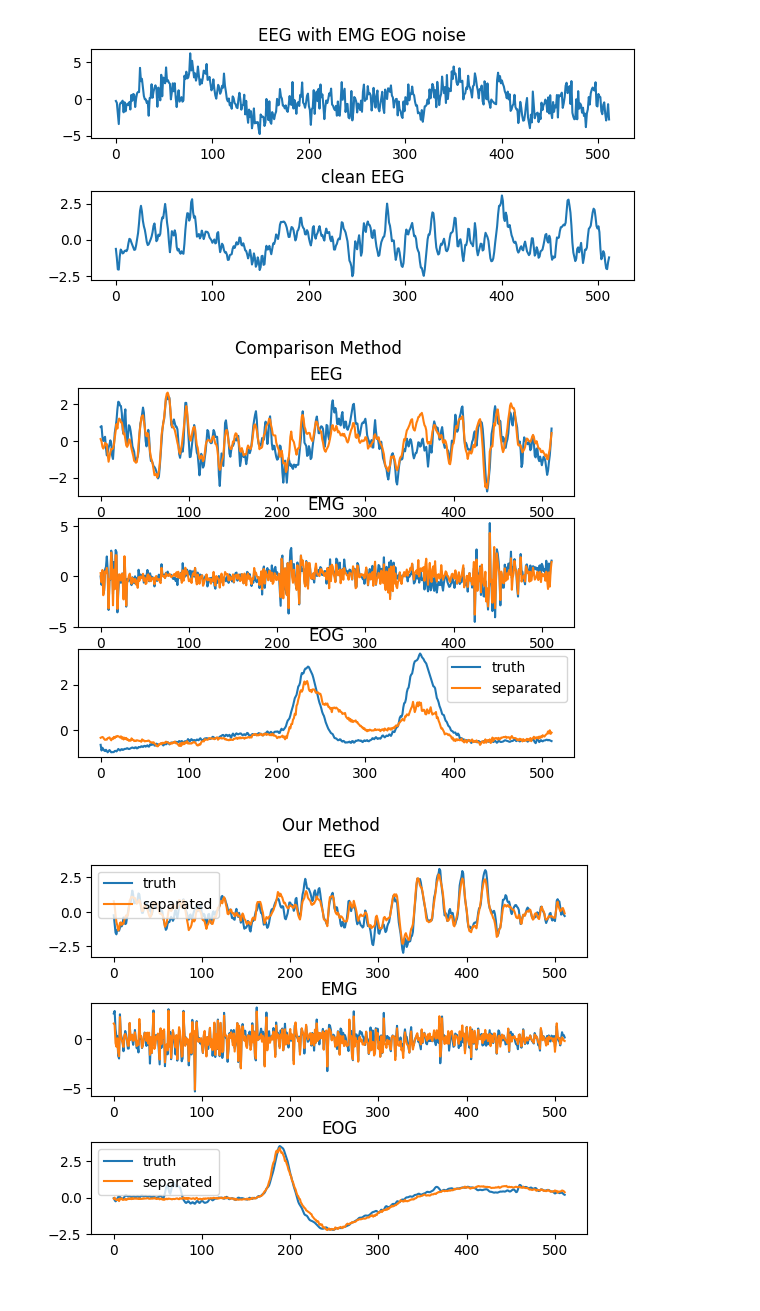
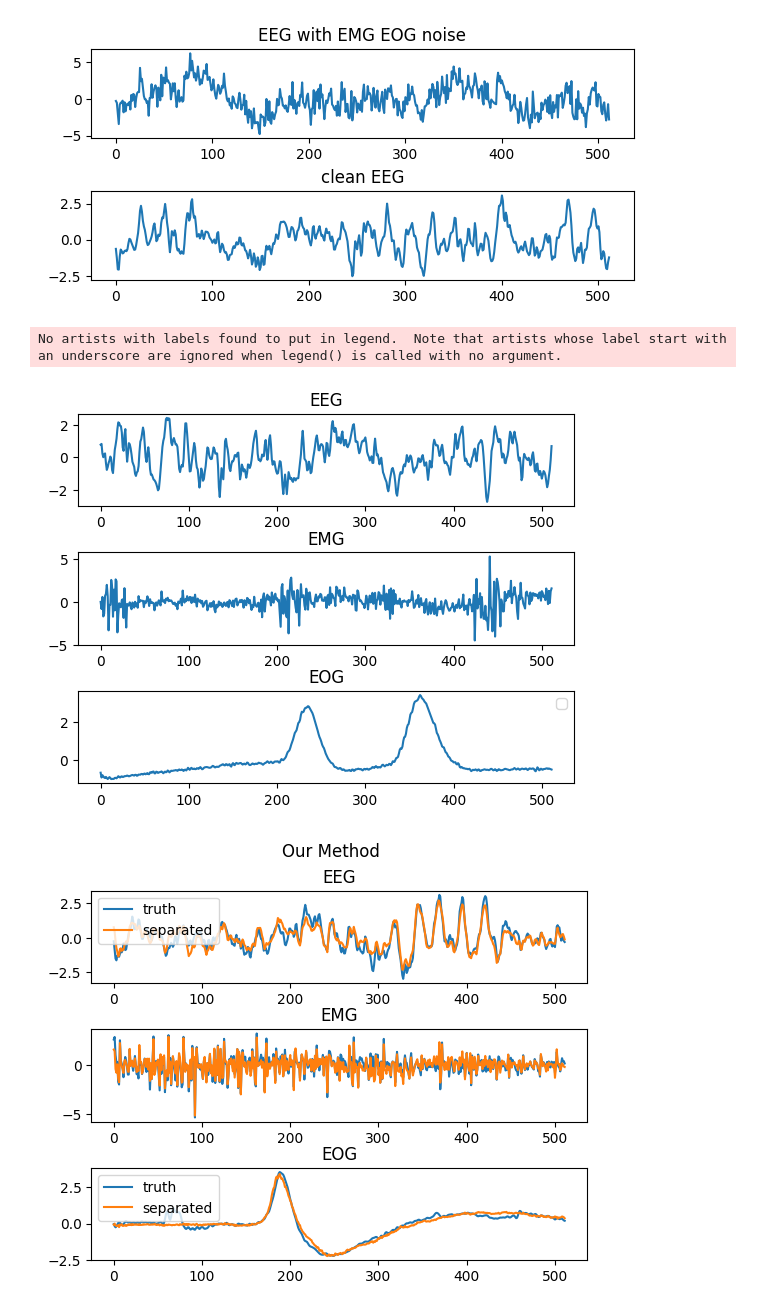
Before and after one commit to detyse/Diff4EEG-inverse, a Jupyter notebook: _end_to_end_compare/01_WaveNet/end_to_end.ipynb, the cells around one changed output. Cells and saved outputs as stored; diff of their text form; code cells hidden in the pictures.

```diff
--- a/_end_to_end_compare/01_WaveNet/end_to_end.ipynb
+++ b/_end_to_end_compare/01_WaveNet/end_to_end.ipynb
@@ -227,31 +222,32 @@ torch.Size([512])
 # %%
 # plot
 fig, axs = plt.subplots(nrows=3, ncols=1)
 
 axs[0].plot(result_truth[0])
-axs[0].plot(result_test[0])
+# axs[0].plot(result_test[0])
 axs[0].set_title("EEG")
 
 # axs[0].set_title("ground truth EEG")
 
 axs[1].plot(result_truth[1])
-axs[1].plot(result_test[1])
+# axs[1].plot(result_test[1])
 axs[1].set_title("EMG")
 
 # axs[1].set_title("ground truth EMG")
 
-axs[2].plot(result_truth[2], label='truth')
-axs[2].plot(result_test[2], label='separated')
+axs[2].plot(result_truth[2])    # , label='truth'
+# axs[2].plot(result_test[2], label='separated')
 axs[2].set_title("EOG")
 axs[2].legend()
 
 # axs[2].set_title("ground truth EOG")
-
-fig.suptitle('Comparison Method')
+plt.subplots_adjust(left=None,bottom=None,right=None,top=None,wspace=0.15,hspace=0.5)
+# fig.suptitle('Comparison Method')
 
 plt.show()
 # %% [output]
+No artists with labels found to put in legend.  Note that artists whose label start with an underscore are ignored when legend() is called with no argument.
-[figure, old version]
+[figure, new version]
 # %%
 # plot
 fig, axs = plt.subplots(nrows=3, ncols=1)
```
Also changed, not shown: parts of 5 cells of this notebook, 11 other files.
